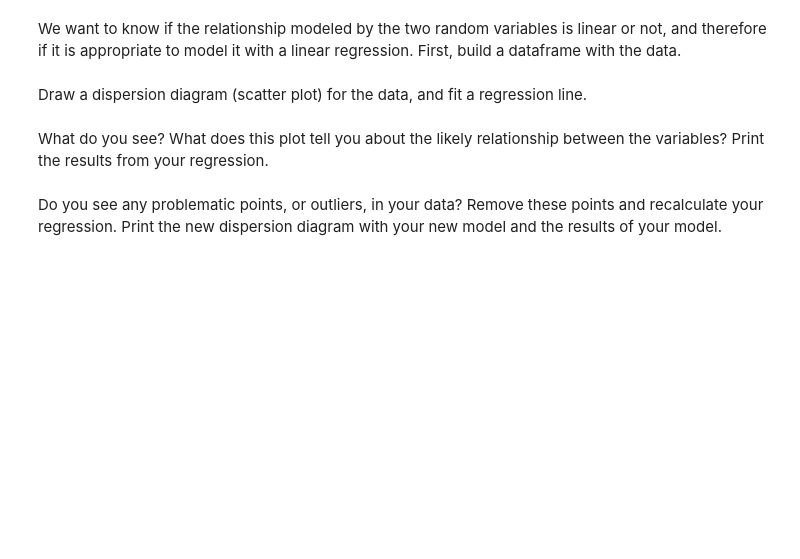
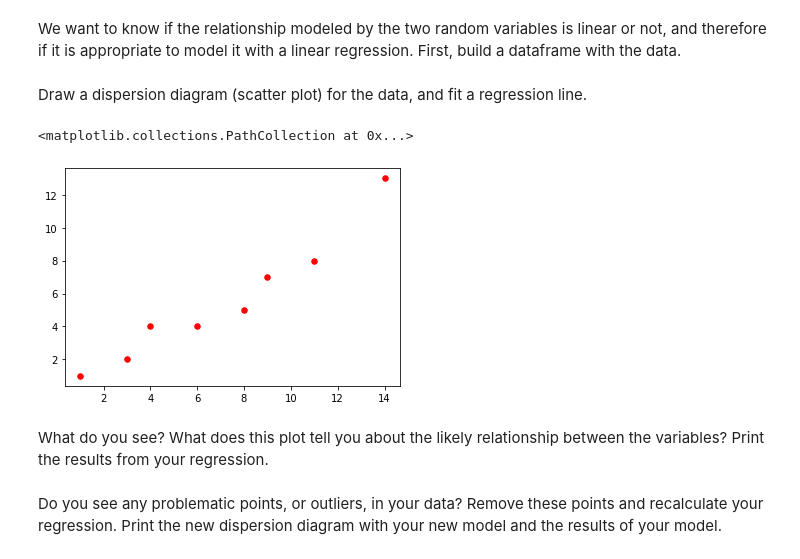
Before and after one commit to Ironhack-Data-Madrid-Marzo-2021/lab-regression-analysis, a Jupyter notebook: your-code.ipynb, the cells around one changed output. Saved outputs shown, nothing was run; the diff lists cells and outputs as text; code cells hidden in the pictures; blank space fills up the shorter version.

```diff
--- a/your-code.ipynb
+++ b/your-code.ipynb
@@ -98,7 +237,15 @@ First, build a dataframe with the data.
+# %%
+# Your code here.
+X = [1,3,4,6,8,9,11,14]
+Y = [1,2,4,4,5,7,8,13]
 # %% [markdown]
 Draw a dispersion diagram (scatter plot) for the data, and fit a regression line.
 # %%
 # Your code here.
+plt.scatter(X, Y, color='red', s=30)
+# %% [output]
+<matplotlib.collections.PathCollection at 0x...>
+[figure, added]
 # %% [markdown]
 What do you see? What does this plot tell you about the likely relationship between the variables? Print the results from your regression.
 # %%
```
Also changed, not shown: parts of 20 cells of this notebook.
